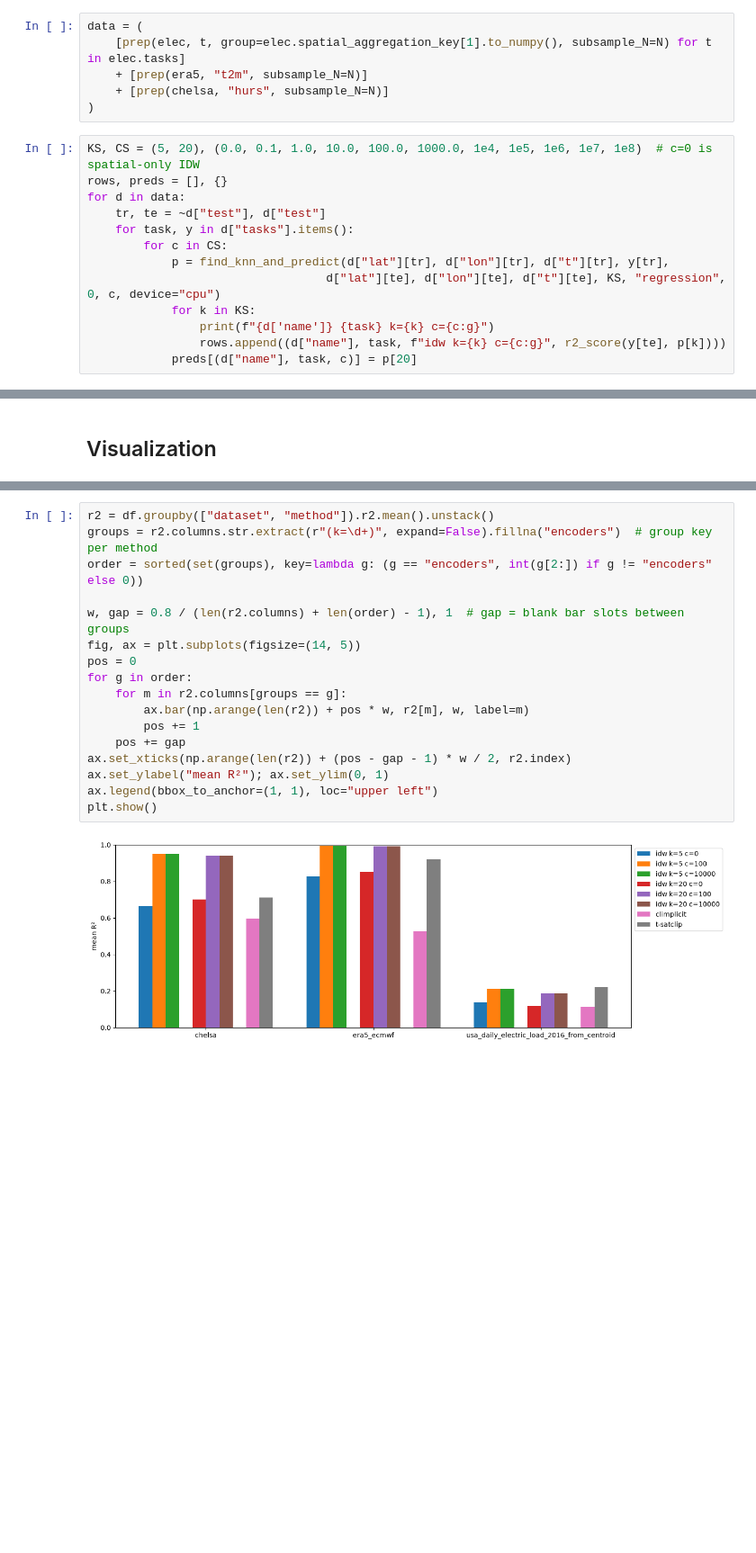
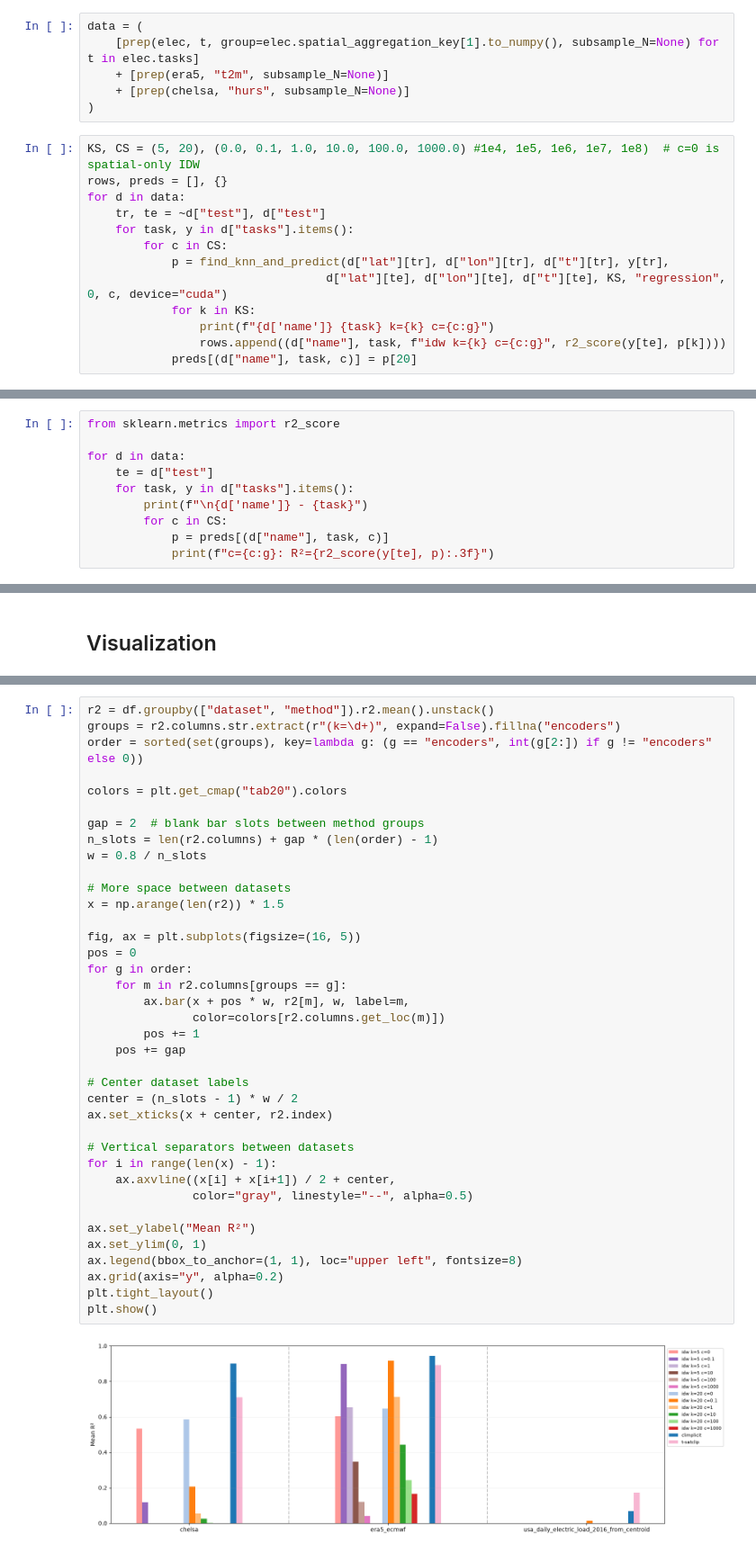
Before and after one commit to liviabetti1/torchgeo-bench, a Jupyter notebook: src/torchgeo_bench/coordbench/notebooks/methods/try_spatiotemporal_idw.ipynb, the cells around one changed output, grey strips where cells are left out. Shown at 90% size. Cells and saved outputs as stored; diff of their text form; blank space fills up the shorter version.

```diff
--- a/src/torchgeo_bench/coordbench/notebooks/methods/try_spatiotemporal_idw.ipynb
+++ b/src/torchgeo_bench/coordbench/notebooks/methods/try_spatiotemporal_idw.ipynb
@@ -129,19 +145,19 @@ era5 = load_era5_ecmwf(subsample_locations=True)[0]
 chelsa = load_chelsa_monthly(subsample_locations=True)[0]
 # %%
 data = (
-    [prep(elec, t, group=elec.spatial_aggregation_key[1].to_numpy(), subsample_N=N) for t in elec.tasks]
-    + [prep(era5, "t2m", subsample_N=N)]
-    + [prep(chelsa, "hurs", subsample_N=N)]
+    [prep(elec, t, group=elec.spatial_aggregation_key[1].to_numpy(), subsample_N=None) for t in elec.tasks]
+    + [prep(era5, "t2m", subsample_N=None)]
+    + [prep(chelsa, "hurs", subsample_N=None)]
 )
 # %%
-KS, CS = (5, 20), (0.0, 0.1, 1.0, 10.0, 100.0, 1000.0, 1e4, 1e5, 1e6, 1e7, 1e8)  # c=0 is spatial-only IDW
+KS, CS = (5, 20), (0.0, 0.1, 1.0, 10.0, 100.0, 1000.0) #1e4, 1e5, 1e6, 1e7, 1e8)  # c=0 is spatial-only IDW
 rows, preds = [], {}
 for d in data:
     tr, te = ~d["test"], d["test"]
     for task, y in d["tasks"].items():
         for c in CS:
             p = find_knn_and_predict(d["lat"][tr], d["lon"][tr], d["t"][tr], y[tr],
-                                  d["lat"][te], d["lon"][te], d["t"][te], KS, "regression", 0, c, device="cpu")
+                                  d["lat"][te], d["lon"][te], d["t"][te], KS, "regression", 0, c, device="cuda")
             for k in KS:
                 print(f"{d['name']} {task} k={k} c={c:g}")
                 rows.append((d["name"], task, f"idw k={k} c={c:g}", r2_score(y[te], p[k])))
@@ -169,0 +185,10 @@ usa_daily_electric_load_2016_from_centroid median k=20 c=1e+07
+# %%
+from sklearn.metrics import r2_score
+
+for d in data:
+    te = d["test"]
+    for task, y in d["tasks"].items():
+        print(f"\n{d['name']} - {task}")
+        for c in CS:
+            p = preds[(d["name"], task, c)]
+            print(f"c={c:g}: R²={r2_score(y[te], p):.3f}")
@@ -219,19 +262,40 @@ usa_daily_electric_load_2016_from_centroid median          0.193
 # %%
 r2 = df.groupby(["dataset", "method"]).r2.mean().unstack()
-groups = r2.columns.str.extract(r"(k=\d+)", expand=False).fillna("encoders")  # group key per method
+groups = r2.columns.str.extract(r"(k=\d+)", expand=False).fillna("encoders")
 order = sorted(set(groups), key=lambda g: (g == "encoders", int(g[2:]) if g != "encoders" else 0))
 
-w, gap = 0.8 / (len(r2.columns) + len(order) - 1), 1  # gap = blank bar slots between groups
-fig, ax = plt.subplots(figsize=(14, 5))
+colors = plt.get_cmap("tab20").colors
+
+gap = 2  # blank bar slots between method groups
+n_slots = len(r2.columns) + gap * (len(order) - 1)
+w = 0.8 / n_slots
+
+# More space between datasets
+x = np.arange(len(r2)) * 1.5
+
+fig, ax = plt.subplots(figsize=(16, 5))
 pos = 0
 for g in order:
     for m in r2.columns[groups == g]:
-        ax.bar(np.arange(len(r2)) + pos * w, r2[m], w, label=m)
+        ax.bar(x + pos * w, r2[m], w, label=m,
+               color=colors[r2.columns.get_loc(m)])
         pos += 1
     pos += gap
-ax.set_xticks(np.arange(len(r2)) + (pos - gap - 1) * w / 2, r2.index)
-ax.set_ylabel("mean R²"); ax.set_ylim(0, 1)
-ax.legend(bbox_to_anchor=(1, 1), loc="upper left")
+
+# Center dataset labels
+center = (n_slots - 1) * w / 2
+ax.set_xticks(x + center, r2.index)
+
+# Vertical separators between datasets
+for i in range(len(x) - 1):
+    ax.axvline((x[i] + x[i+1]) / 2 + center,
+               color="gray", linestyle="--", alpha=0.5)
+
+ax.set_ylabel("Mean R²")
+ax.set_ylim(0, 1)
+ax.legend(bbox_to_anchor=(1, 1), loc="upper left", fontsize=8)
+ax.grid(axis="y", alpha=0.2)
+plt.tight_layout()
 plt.show()
 # %% [output]
-[figure, old version]
+[figure, new version]
```
Also changed, not shown: parts of 22 cells of this notebook, 1 other file.
